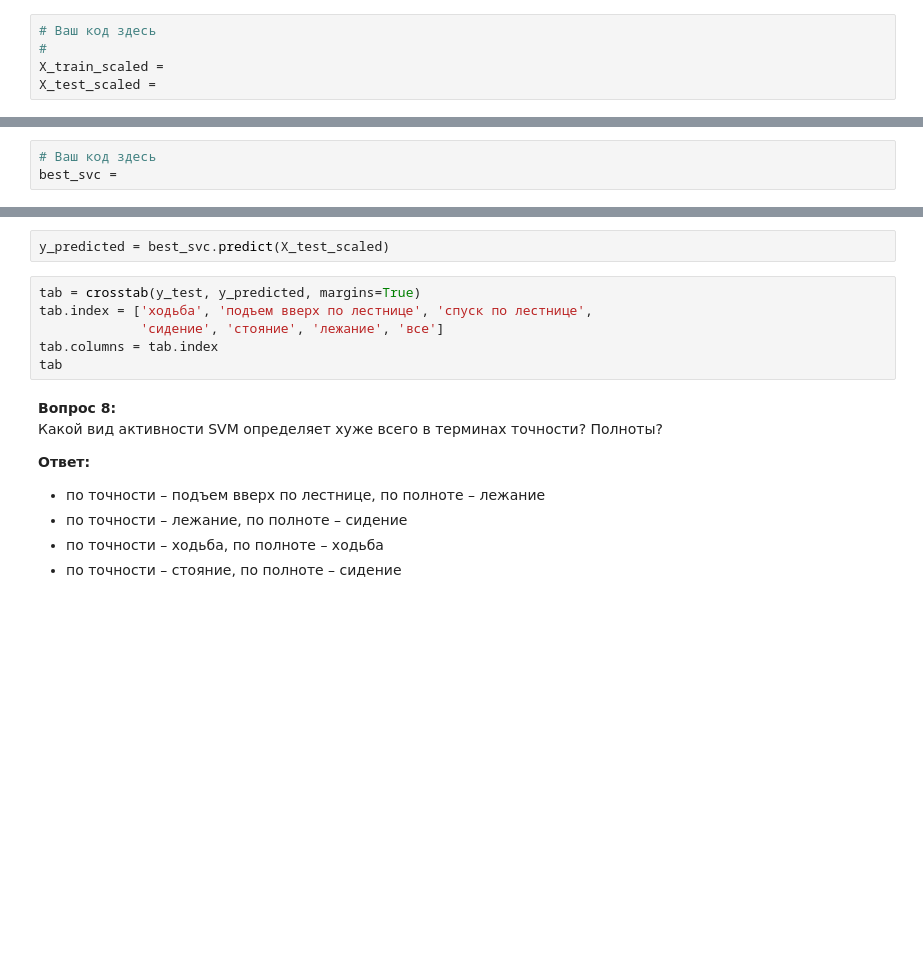
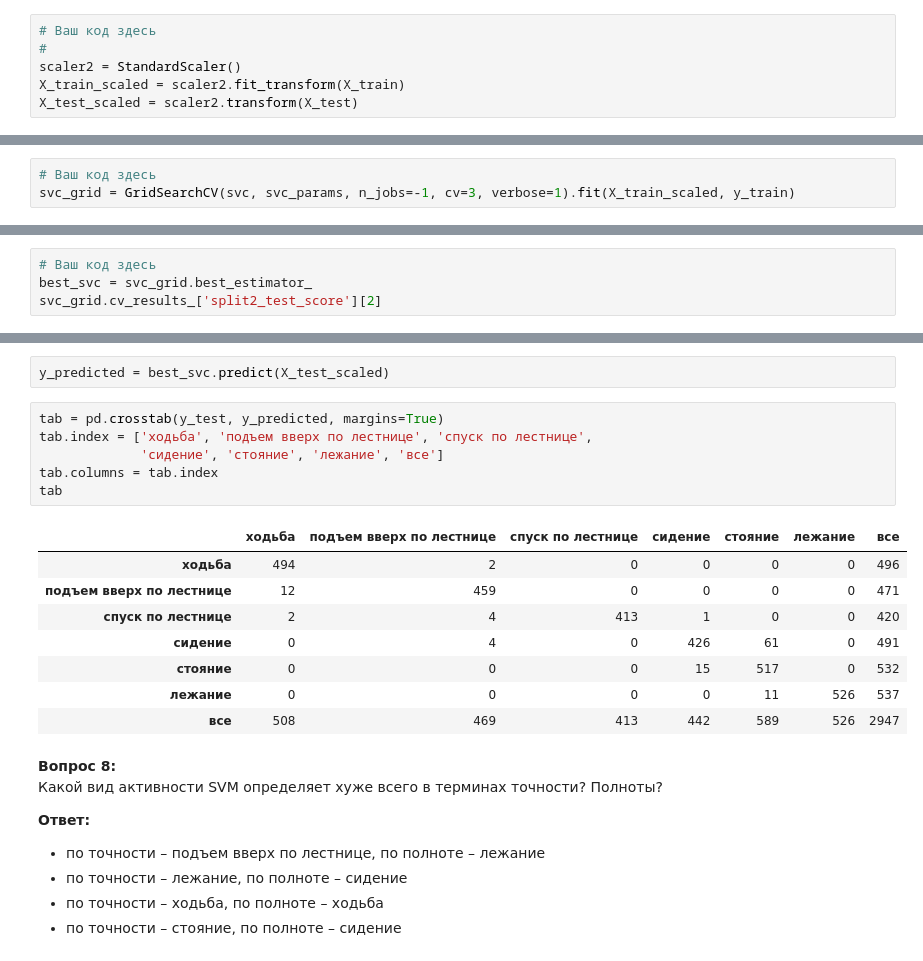
Before and after one commit to KomissarovSemyon/mlcourse.ai, a Jupyter notebook: jupyter_russian/assignments_demo/assignment07_unsupervised_learning.ipynb, the cells around one changed output, grey strips where cells are left out. Drawn from its saved outputs; the diff is of its cells as text; blank space fills up the shorter version.

```diff
--- a/jupyter_russian/assignments_demo/assignment07_unsupervised_learning.ipynb
+++ b/jupyter_russian/assignments_demo/assignment07_unsupervised_learning.ipynb
@@ -249,8 +263,12 @@ ag = AgglomerativeClustering(n_clusters=n_classes,
 # %%
 # Ваш код здесь
 #
-X_train_scaled =
-X_test_scaled =
+scaler2 = StandardScaler()
+X_train_scaled = scaler2.fit_transform(X_train)
+X_test_scaled = scaler2.transform(X_test)
 # %%
 svc = LinearSVC(random_state=RANDOM_STATE)
 svc_params = {'C': [0.001, 0.01, 0.1, 1, 10]}
+# %%
+# Ваш код здесь
+svc_grid = GridSearchCV(svc, svc_params, n_jobs=-1, cv=3, verbose=1).fit(X_train_scaled, y_train)
@@ -257,3 +279,4 @@ svc_params = {'C': [0.001, 0.01, 0.1, 1, 10]}
 # %%
 # Ваш код здесь
-best_svc =
+best_svc = svc_grid.best_estimator_
+svc_grid.cv_results_['split2_test_score'][2]
@@ -272,11 +295,20 @@ best_svc =
 # %%
 y_predicted = best_svc.predict(X_test_scaled)
 # %%
-tab = crosstab(y_test, y_predicted, margins=True)
+tab = pd.crosstab(y_test, y_predicted, margins=True)
 tab.index = ['ходьба', 'подъем вверх по лестнице', 'спуск по лестнице',
              'сидение', 'стояние', 'лежание', 'все']
 tab.columns = tab.index
 tab
+# %% [output]
+|  | ходьба | подъем вверх по лестнице | спуск по лестнице | сидение | стояние | лежание | все |
+| ходьба | 494 | 2 | 0 | 0 | 0 | 0 | 496 |
+| подъем вверх по лестнице | 12 | 459 | 0 | 0 | 0 | 0 | 471 |
+| спуск по лестнице | 2 | 4 | 413 | 1 | 0 | 0 | 420 |
+| сидение | 0 | 4 | 0 | 426 | 61 | 0 | 491 |
+| стояние | 0 | 0 | 0 | 15 | 517 | 0 | 532 |
+| лежание | 0 | 0 | 0 | 0 | 11 | 526 | 537 |
+| все | 508 | 469 | 413 | 442 | 589 | 526 | 2947 |
 # %% [markdown]
 **Вопрос 8:**<br>
 Какой вид активности SVM определяет хуже всего в терминах точности? Полноты? <br>
```
Also changed, not shown: parts of 10 cells of this notebook.
